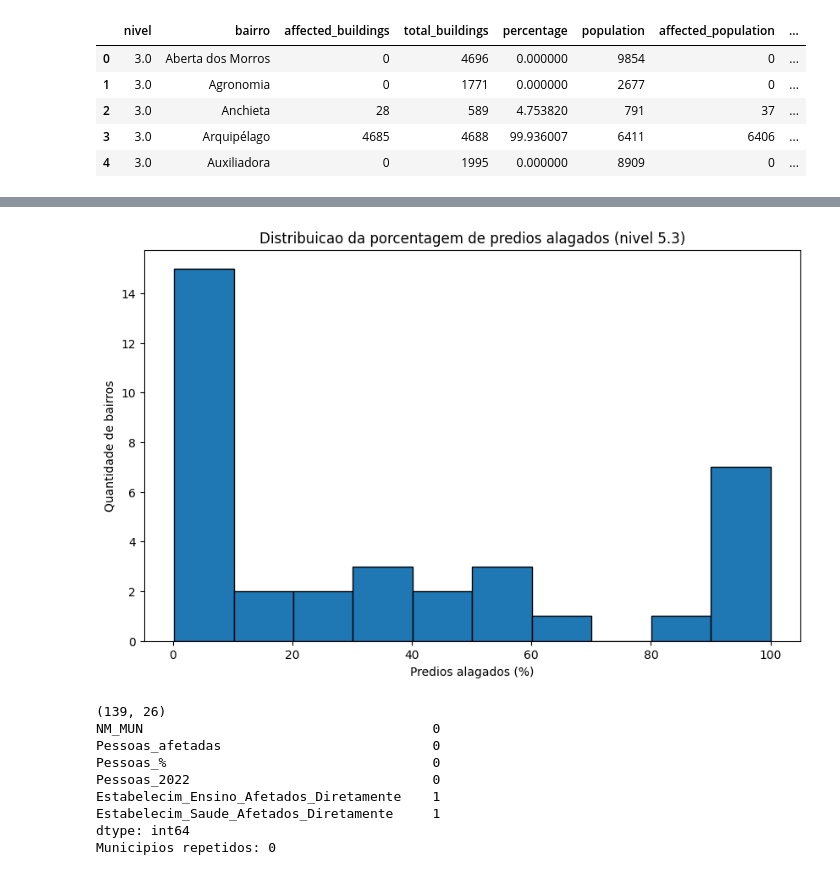
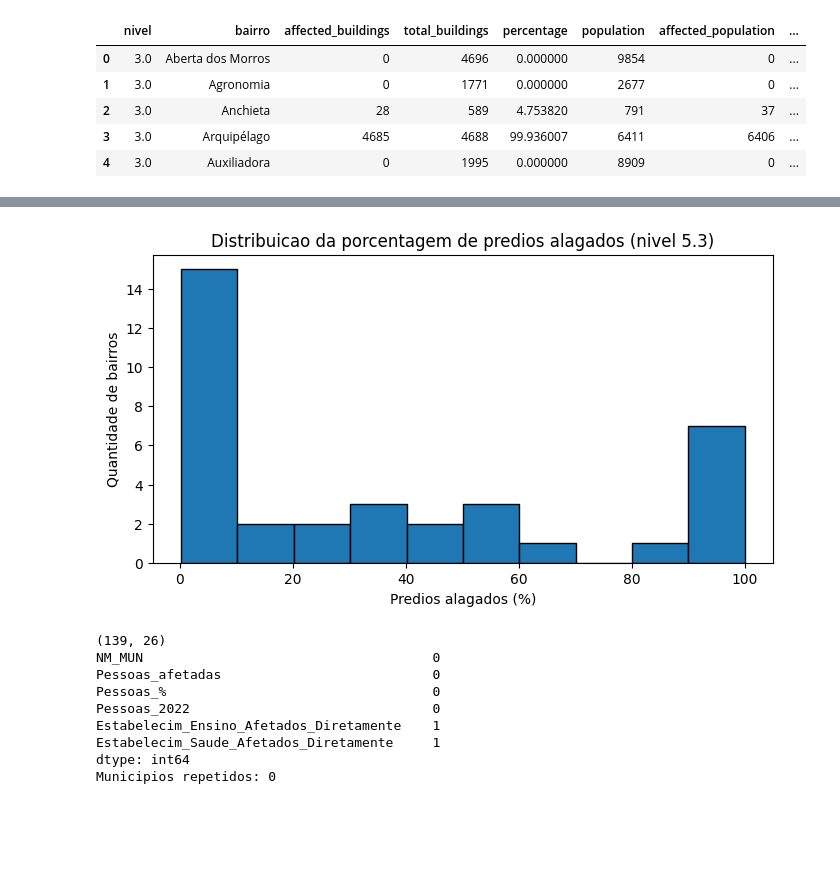
Before and after one commit to SofiaLahham/enchentes-rs-dashboard, a Jupyter notebook: notebooks/eda.ipynb, the cells around one changed output, grey strips where cells are left out. Saved outputs shown, nothing was run; the diff lists cells and outputs as text; code cells hidden in the pictures; blank space fills up the shorter version.

```diff
--- a/notebooks/eda.ipynb
+++ b/notebooks/eda.ipynb
@@ -124,18 +124,18 @@ Bairros atingidos com o rio a 10.0 metros: 54
 # %%
 # Gráfico 5: distribuição da porcentagem de prédios alagados entre os bairros atingidos, no nível 5.3
 # Mostra quantos bairros ficam em cada faixa de porcentagem (de 0 a 10%, de 10 a 20%, e assim por diante)
-plt.figure(figsize=(10,6))
+plt.figure(figsize=(8,4))
 plt.hist(bairros_atingidos["percentage"], bins=10, edgecolor="black")
 plt.title("Distribuicao da porcentagem de predios alagados (nivel 5.3)")
 plt.xlabel("Predios alagados (%)")
 plt.ylabel("Quantidade de bairros")
 plt.show()
 
 # O que o gráfico mostra: a maior parte dos bairros atingidos fica na primeira faixa, com menos de 10% dos prédios alagados,
 # e existe outro grupo no extremo oposto, com mais de 90%. Os outros bairros ficam espalhados pelas faixas do meio.
 # Isso mostra que a enchente não atinge os bairros de forma parecida: muitos são atingidos pouco e alguns quase por inteiro.
 # %% [output]
-[figure, old version]
+[figure, new version]
 # %%
 # Tela 2: o que as outras bases acrescentam à simulação do INCT
 
```
Also changed, not shown: parts of 8 cells of this notebook, 1 other file.
